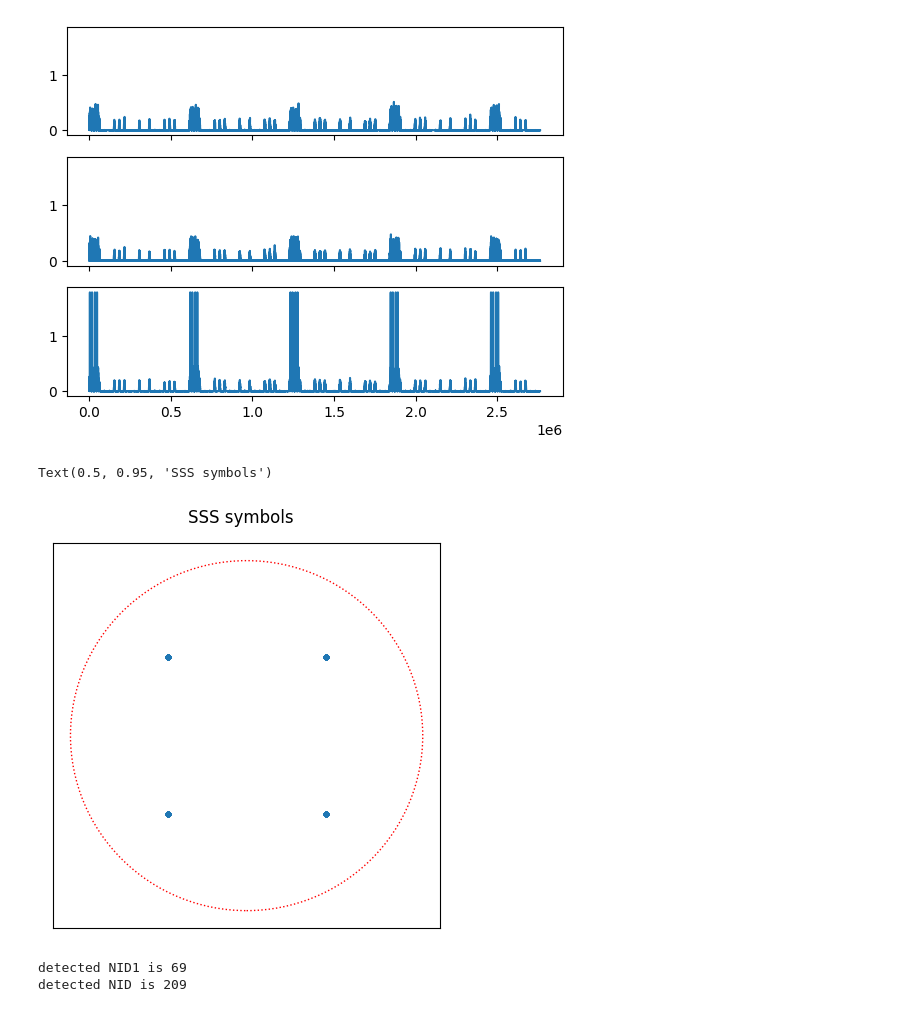
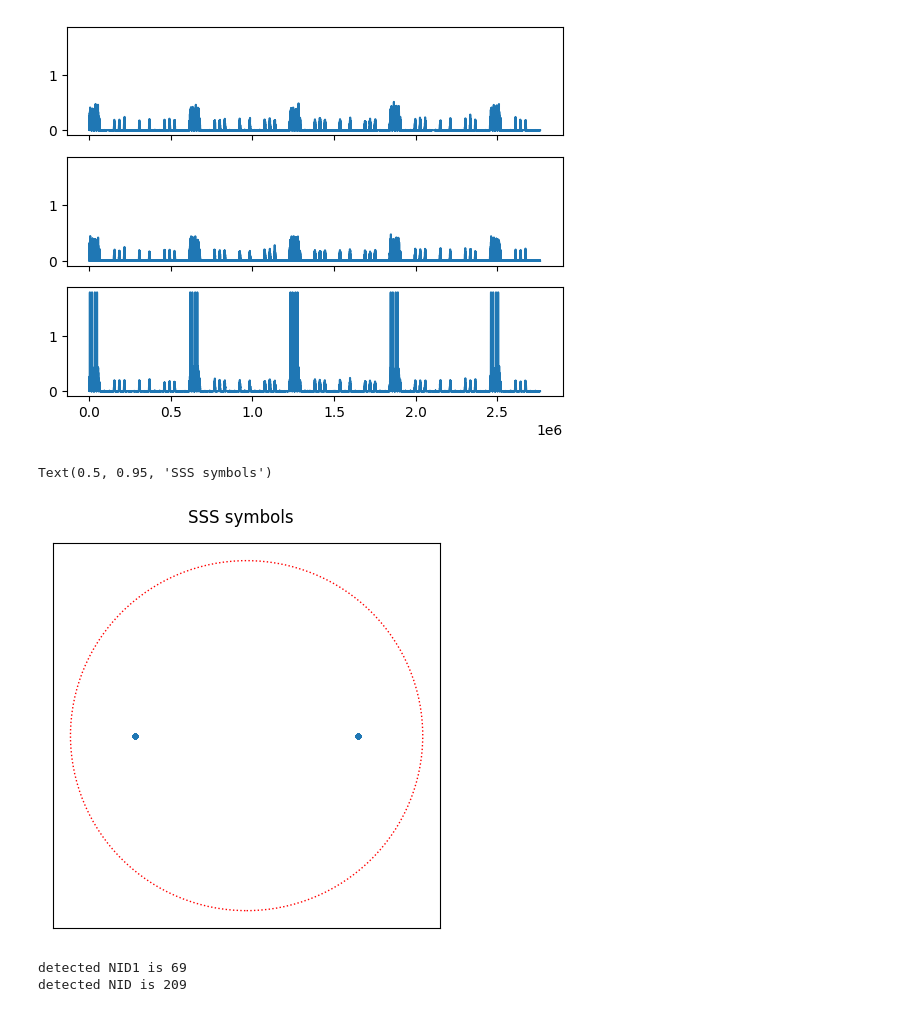
Before and after one commit to catkira/5G_experiments, a Jupyter notebook: test_py3gpp.ipynb, the cells around one changed output. Saved outputs shown, nothing was run; the diff lists cells and outputs as text; code cells hidden in the pictures.

Commit message:
added nrSSSSIndices() and nrExtractResources() to the test

```diff
--- a/test_py3gpp.ipynb
+++ b/test_py3gpp.ipynb
@@ -54,19 +54,18 @@ rxSampleRate = fs
 rxGrid = nrOFDMDemodulate(waveform = waveform[timingOffset:], nrb = nrbSSB, scs = scsSSB, initialNSlot = nSlot, SampleRate=rxSampleRate)
 rxGrid = rxGrid[:,1:4]
 # %%
-subcarriers_ss_SSB = slice(240//2 - 64, 240//2 +63)
-
-# TODO: implement nrSSSIndices() and nrExtractResources()
+sssIndices = nrSSSIndices()
+sssRx = nrExtractResources(sssIndices, rxGrid)
 
 fig, axs = plt.subplots(1, 1, figsize=(5, 5), facecolor='w', sharex=True, sharey=True)
-axs.plot(rxGrid[subcarriers_ss_SSB, 1].real, rxGrid[subcarriers_ss_SSB, 1].imag, '.')
+axs.plot(sssRx.real, sssRx.imag, '.')
 axs.add_patch(plt.Circle((0, 0), 1, color='red', fill=False, linewidth=1, linestyle=':'))
 axs.set_xticks([])
 axs.set_yticks([])
 
 fig.subplots_adjust(hspace=0, wspace=0)
 fig.suptitle('SSS symbols', y=0.95)
 # %% [output]
 Text(0.5, 0.95, 'SSS symbols')
-[figure, old version]
+[figure, new version]
 # %%
```
Also changed, not shown: parts of 1 cell of this notebook.
